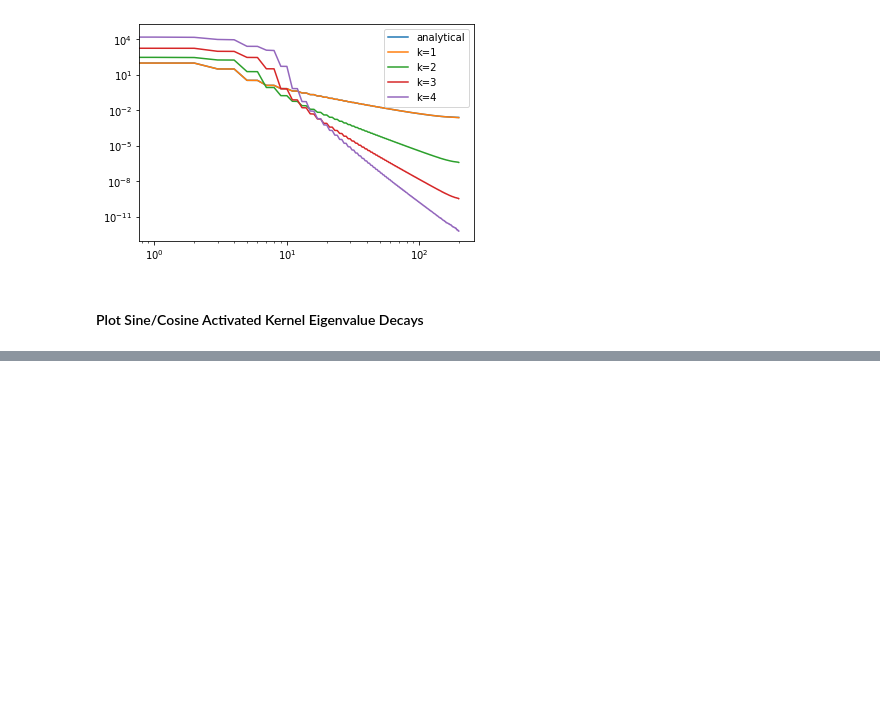
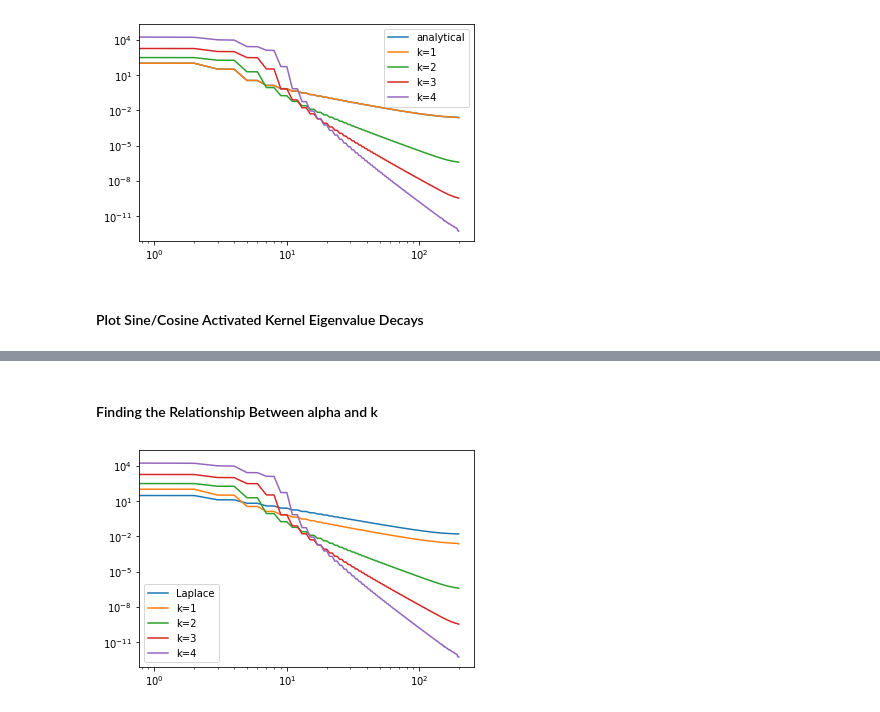
Before and after one commit to genglinliu/NTK-study, a Jupyter notebook: NTK2d_vectorized.ipynb, the cells around one changed output, grey strips where cells are left out. Cells and saved outputs as stored; diff of their text form; code cells hidden in the pictures; blank space fills up the shorter version.

```diff
--- a/NTK2d_vectorized.ipynb
+++ b/NTK2d_vectorized.ipynb
@@ -266,0 +272,10 @@ plot_eigendecay_trig(kernel_sin, 'Sine')
+# %% [markdown]
+#### Finding the Relationship Between alpha and k
+# %%
+plot_eigendecay(kernel_laplace_a1, 'Laplace')
+plot_eigendecay(kernel_k1, 'k=1')
+plot_eigendecay(kernel_k2, 'k=2')
+plot_eigendecay(kernel_k3, 'k=3')
+plot_eigendecay(kernel_k4, 'k=4')
+# %% [output]
+[figure, added]
```
Also changed, not shown: parts of 8 cells of this notebook.
